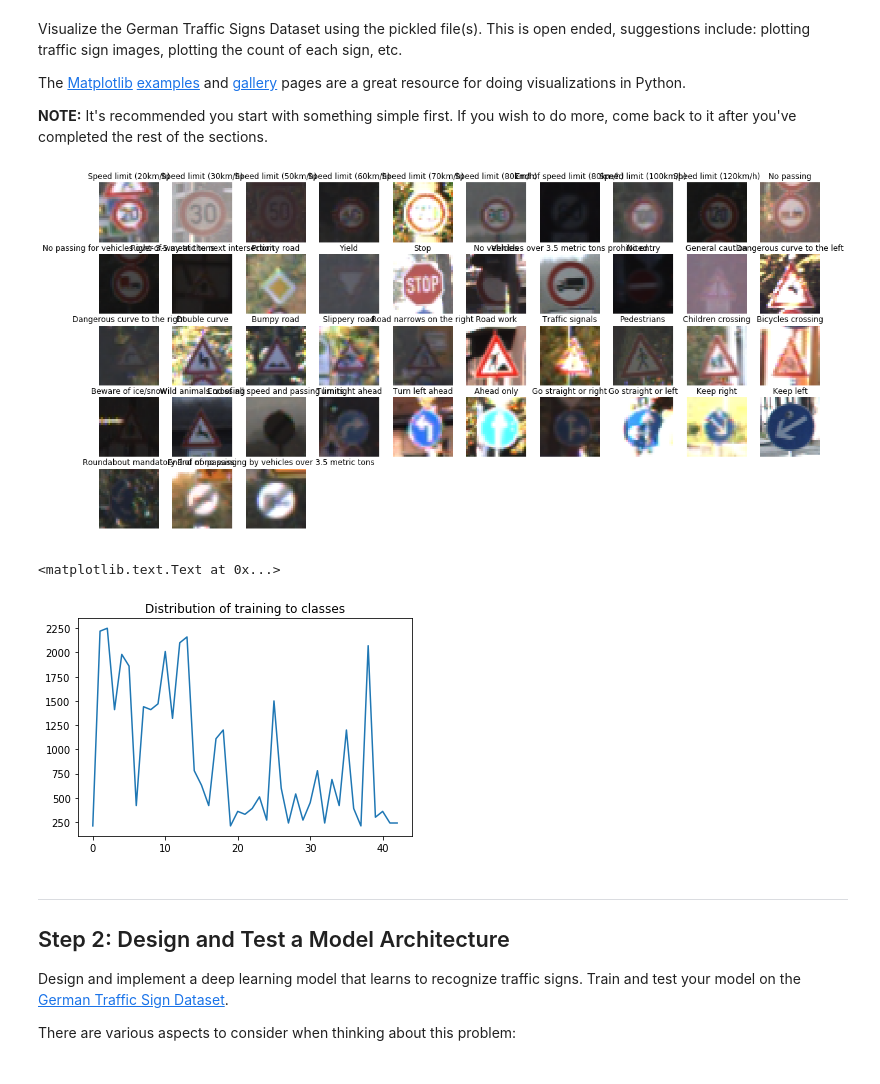
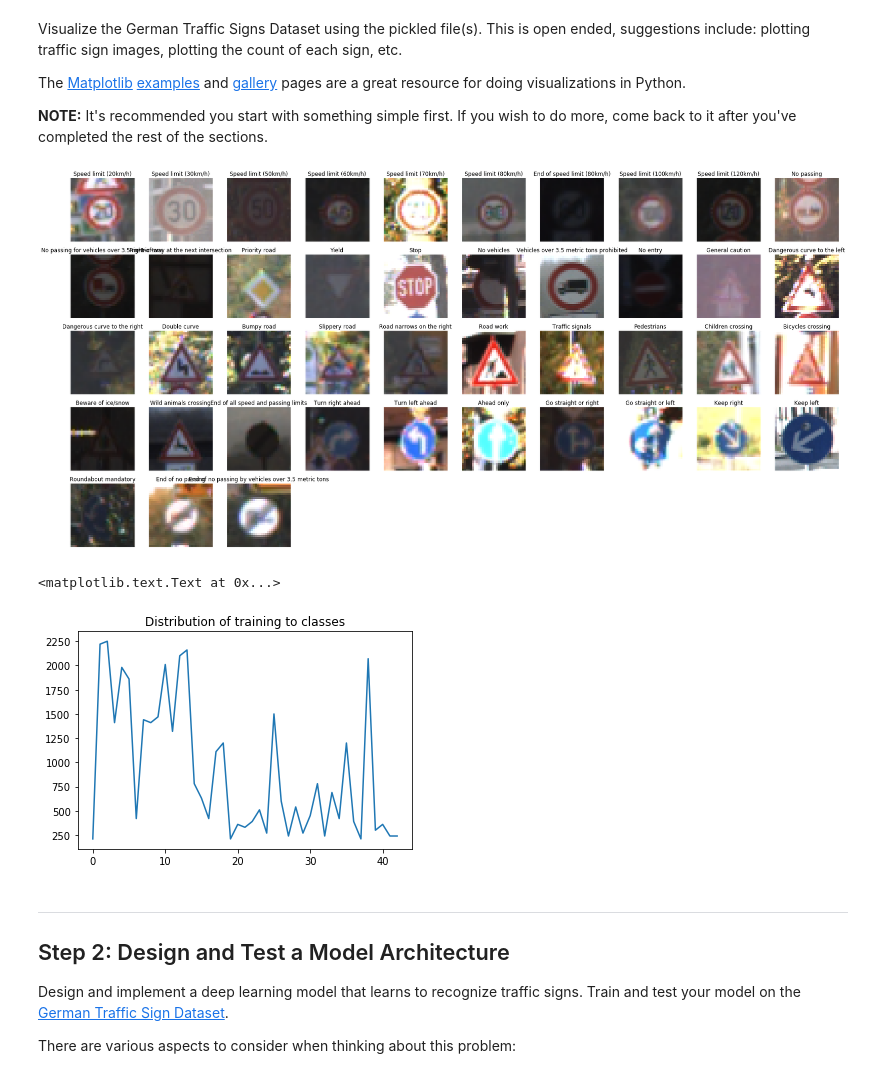
Before and after one commit to emadmasoud/Traffic-Sign-Classifier---Self-Driving-Car, a Jupyter notebook: Traffic_Sign_Classifier.ipynb, the cells around one changed output. Cells and saved outputs as stored; diff of their text form; code cells hidden in the pictures.

```diff
--- a/Traffic_Sign_Classifier.ipynb
+++ b/Traffic_Sign_Classifier.ipynb
@@ -78,36 +78,36 @@ import csv
 # Visualizations will be shown in the notebook.
 %matplotlib inline
 
-fig = plt.figure(figsize=(20, 20))
+fig = plt.figure(figsize=(30, 30))
 classes_count = []
 
 labels, uniqueindices = np.unique(y_train, return_index=True)
 
 # Render one image from each of the classes
 label_name = []
 with open( './signnames.csv', 'rt') as f:
     reader = csv.reader(f)
     label_name = list(reader)
 
     for i, val in enumerate(uniqueindices):
         fig.add_subplot(10, 10, i+1)
         plt.axis('off')
         plt.title(label_name[y_train[val]+1][1])
         plt.imshow(X_train[val])
 f.close()
 plt.show()
 
 
 # Print the distribution of the training data
 for i in labels:
     classes_count.append(np.sum(y_train == i))
 
 plt.figure()
 
 plt.plot(classes_count)
 plt.title('Distribution of training to classes')
 # %% [output]
-[figure, old version]
+[figure, new version]
 <matplotlib.text.Text at 0x...>
 [figure]
 # %% [markdown]
```
Also changed, not shown: parts of 5 cells of this notebook, 10 other files.
